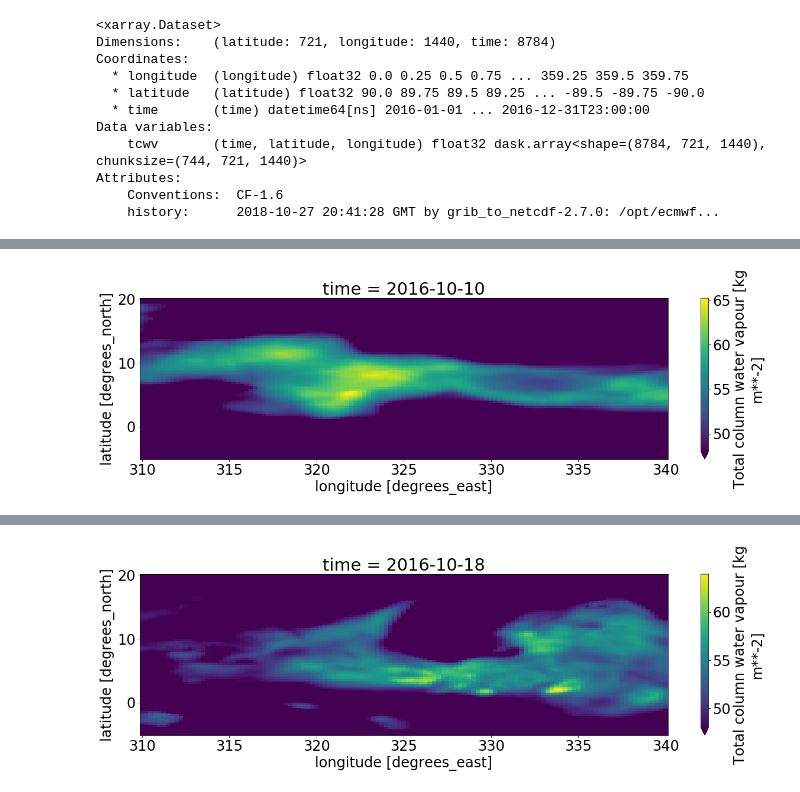
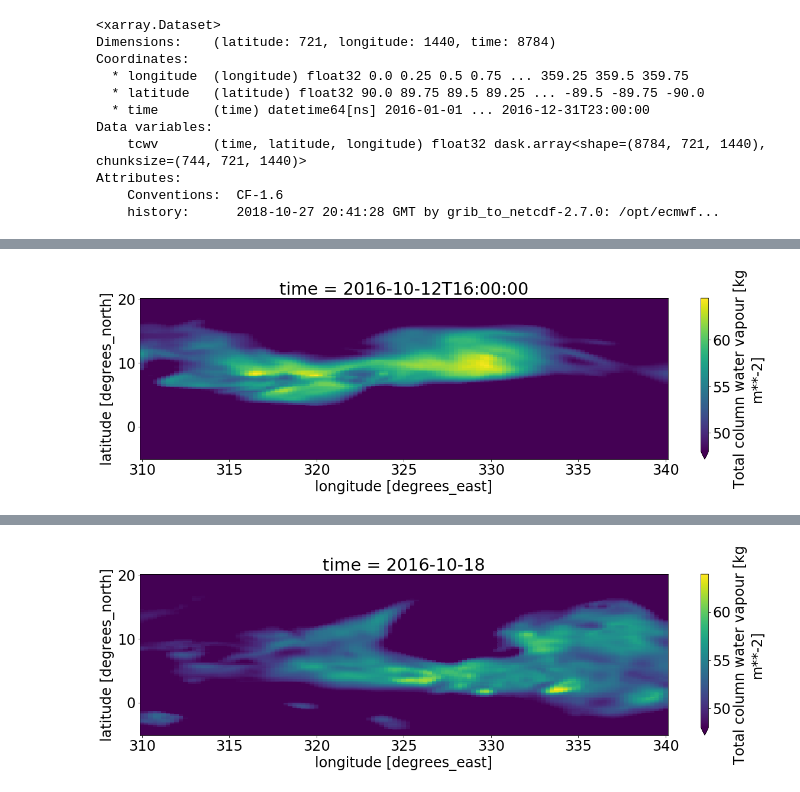
Before and after one commit to tbeucler/2019_WMI, a Jupyter notebook: dev/davidle/002_Analyze_PW.ipynb, the cells around one changed output, grey strips where cells are left out. Saved outputs shown, nothing was run; the diff lists cells and outputs as text; code cells hidden in the pictures.

```diff
--- a/dev/davidle/002_Analyze_PW.ipynb
+++ b/dev/davidle/002_Analyze_PW.ipynb
@@ -41,0 +42,5 @@ plt.rcParams.update({'font.size': 24})
+# %%
+plt.figure(figsize=(20,5))
+PW.tcwv.sel({'time':'2016-10-10T10:00:00', 'latitude':slice(20,-5),'longitude':slice(310,340)}).plot(vmin=48)
+plt.rcParams.update({'font.size': 24})
+WMI[np.where(PW.time.sel({'time':'2016-10'}).values.astype(int)==datetime.datetime.strptime('2016-10-10 10','%Y-%m-%d %H').timestamp()*1e9)]
@@ -41,0 +50,5 @@ plt.rcParams.update({'font.size': 24})
+# %%
+plt.figure(figsize=(20,5))
+PW.tcwv.sel({'time':'2016-10-31T19:00:00', 'latitude':slice(20,-5),'longitude':slice(310,340)}).plot(vmin=48)
+plt.rcParams.update({'font.size': 24})
+WMI[np.where(PW.time.sel({'time':'2016-10'}).values.astype(int)==datetime.datetime.strptime('2016-10-31 19','%Y-%m-%d %H').timestamp()*1e9)]
@@ -41,0 +58,5 @@ plt.rcParams.update({'font.size': 24})
+# %%
+plt.figure(figsize=(20,5))
+PW.tcwv.sel({'time':'2016-10-11T22', 'latitude':slice(20,-5),'longitude':slice(310,340)}).plot(vmin=48)
+plt.rcParams.update({'font.size': 24})
+WMI[np.where(PW.time.sel({'time':'2016-10'}).values.astype(int)==datetime.datetime.strptime('2016-10-11 22','%Y-%m-%d %H').timestamp()*1e9)]
@@ -42,6 +66,6 @@ plt.rcParams.update({'font.size': 24})
 # %%
 plt.figure(figsize=(20,5))
-PW.tcwv.sel({'time':'2016-10-10T00:00:00', 'latitude':slice(20,-5),'longitude':slice(310,340)}).plot(vmin=48)
+PW.tcwv.sel({'time':'2016-10-12T16:00:00', 'latitude':slice(20,-5),'longitude':slice(310,340)}).plot(vmin=48)
 plt.rcParams.update({'font.size': 24})
 # %% [output]
-[figure, old version]
+[figure, new version]
```
Also changed, not shown: parts of 10 cells of this notebook.
